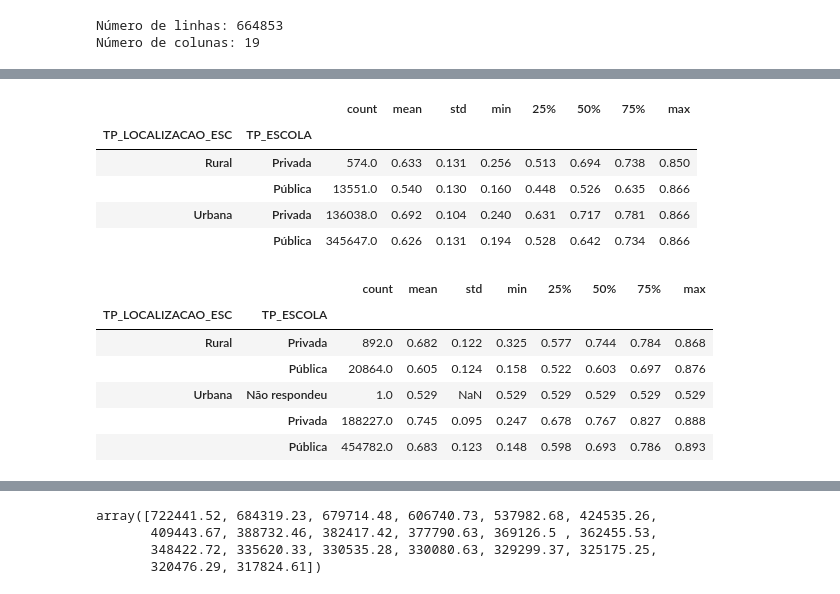
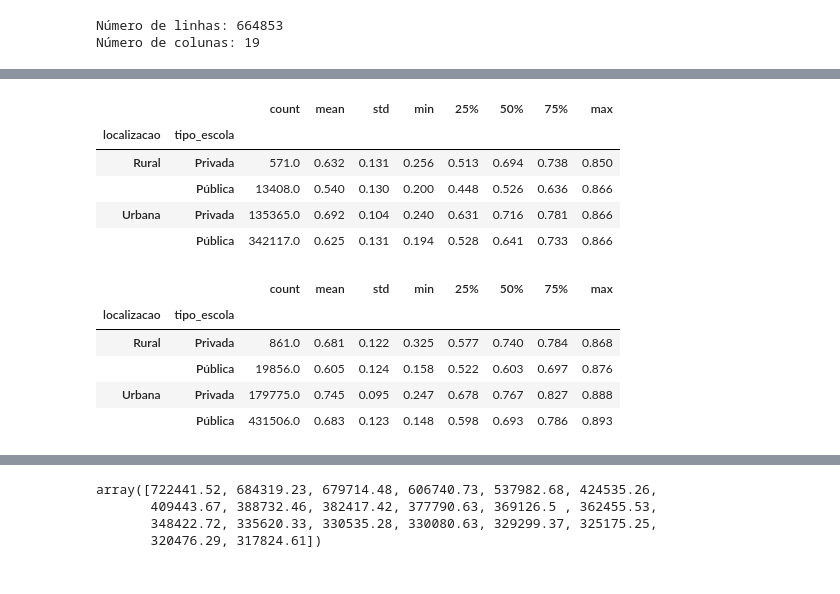
Before and after one commit to AllineOliveira/Projeto-2-Cdados, a Jupyter notebook: Projeto 2 - Grupo 6 2.ipynb, the cells around one changed output, grey strips where cells are left out. Saved outputs shown, nothing was run; the diff lists cells and outputs as text; code cells hidden in the pictures.

```diff
--- a/Projeto 2 - Grupo 6 2.ipynb
+++ b/Projeto 2 - Grupo 6 2.ipynb
@@ -409,7 +416,7 @@ enem2020_final.to_csv(
 )
 # %%
 dados2023 = pd.read_csv(
-    '../dadosTratados2023.csv',
+    'dadosTratados2023.csv',
     sep=';',
     decimal=',',
     encoding='ISO-8859-1',
@@ -421,7 +428,7 @@ dados2023['IFDM'] = pd.to_numeric(
     errors='coerce'
 )
 dados2020 = pd.read_csv(
-    '../dadosTratados2020.csv',
+    'dadosTratados2020.csv',
     sep=';',
     decimal=',',
     encoding='ISO-8859-1',
@@ -548,18 +555,17 @@ Name: IFDM, dtype: float64
 # %%
-display(dados2020.groupby(['TP_LOCALIZACAO_ESC','TP_ESCOLA']).IFDM.describe().round(3))
-display(dados2023.groupby(['TP_LOCALIZACAO_ESC','TP_ESCOLA']).IFDM.describe().round(3))
+display(dados2020.groupby(['localizacao','tipo_escola']).IFDM.describe().round(3))
+display(dados2023.groupby(['localizacao','tipo_escola']).IFDM.describe().round(3))
 # %% [output]
 |  |  | count | mean | std | min | 25% | 50% | 75% | max |
-| TP_LOCALIZACAO_ESC | TP_ESCOLA |  |  |  |  |  |  |  |  |
-| Rural | Privada | 574.0 | 0.633 | 0.131 | 0.256 | 0.513 | 0.694 | 0.738 | 0.850 |
-|  | Pública | 13551.0 | 0.540 | 0.130 | 0.160 | 0.448 | 0.526 | 0.635 | 0.866 |
-| Urbana | Privada | 136038.0 | 0.692 | 0.104 | 0.240 | 0.631 | 0.717 | 0.781 | 0.866 |
-|  | Pública | 345647.0 | 0.626 | 0.131 | 0.194 | 0.528 | 0.642 | 0.734 | 0.866 |
+| localizacao | tipo_escola |  |  |  |  |  |  |  |  |
+| Rural | Privada | 571.0 | 0.632 | 0.131 | 0.256 | 0.513 | 0.694 | 0.738 | 0.850 |
+|  | Pública | 13408.0 | 0.540 | 0.130 | 0.200 | 0.448 | 0.526 | 0.636 | 0.866 |
+| Urbana | Privada | 135365.0 | 0.692 | 0.104 | 0.240 | 0.631 | 0.716 | 0.781 | 0.866 |
+|  | Pública | 342117.0 | 0.625 | 0.131 | 0.194 | 0.528 | 0.641 | 0.733 | 0.866 |
 |  |  | count | mean | std | min | 25% | 50% | 75% | max |
-| TP_LOCALIZACAO_ESC | TP_ESCOLA |  |  |  |  |  |  |  |  |
-| Rural | Privada | 892.0 | 0.682 | 0.122 | 0.325 | 0.577 | 0.744 | 0.784 | 0.868 |
-|  | Pública | 20864.0 | 0.605 | 0.124 | 0.158 | 0.522 | 0.603 | 0.697 | 0.876 |
-| Urbana | Não respondeu | 1.0 | 0.529 | NaN | 0.529 | 0.529 | 0.529 | 0.529 | 0.529 |
-|  | Privada | 188227.0 | 0.745 | 0.095 | 0.247 | 0.678 | 0.767 | 0.827 | 0.888 |
-|  | Pública | 454782.0 | 0.683 | 0.123 | 0.148 | 0.598 | 0.693 | 0.786 | 0.893 |
+| localizacao | tipo_escola |  |  |  |  |  |  |  |  |
+| Rural | Privada | 861.0 | 0.681 | 0.122 | 0.325 | 0.577 | 0.740 | 0.784 | 0.868 |
+|  | Pública | 19856.0 | 0.605 | 0.124 | 0.158 | 0.522 | 0.603 | 0.697 | 0.876 |
+| Urbana | Privada | 179775.0 | 0.745 | 0.095 | 0.247 | 0.678 | 0.767 | 0.827 | 0.888 |
+|  | Pública | 431506.0 | 0.683 | 0.123 | 0.148 | 0.598 | 0.693 | 0.786 | 0.893 |
 # %%
```
Also changed, not shown: parts of 23 cells of this notebook.
